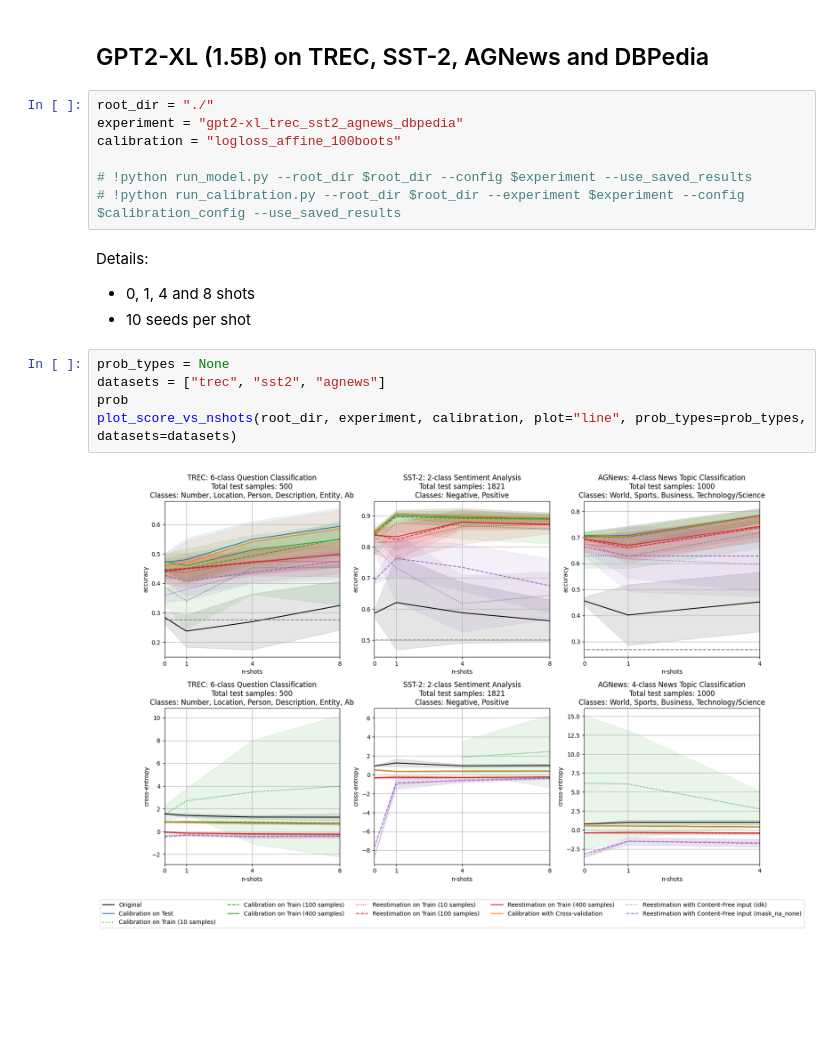
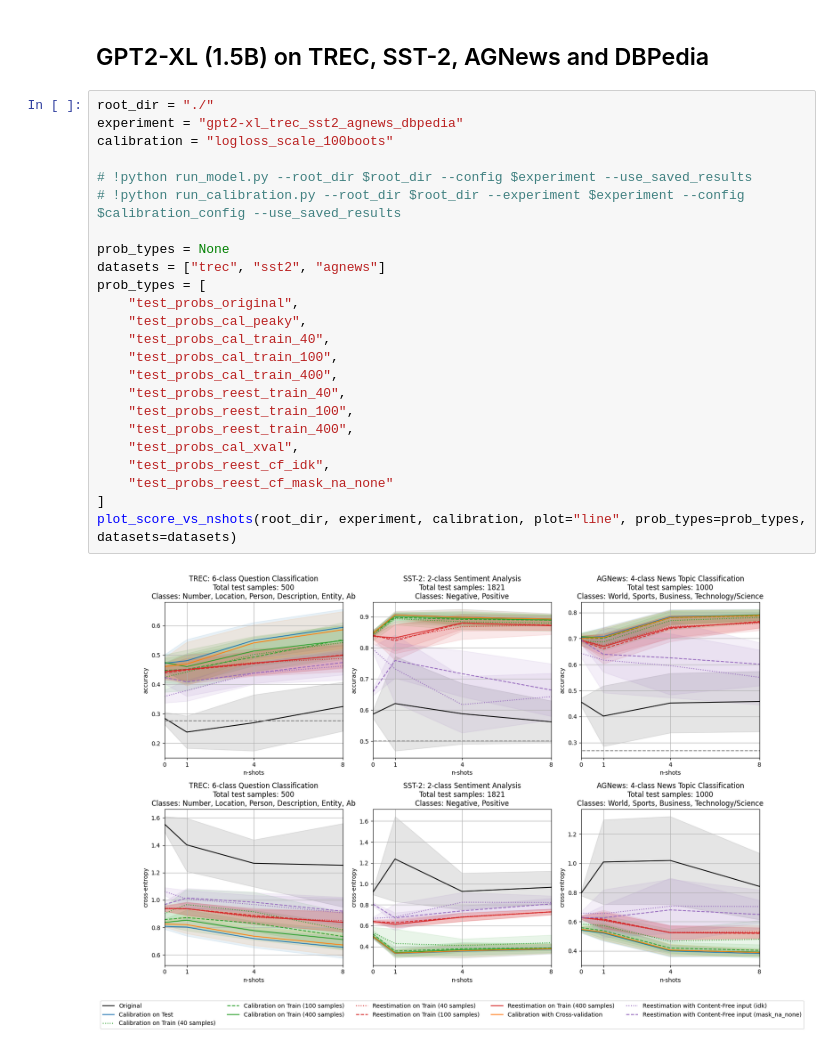
Before and after one commit to LautaroEst/efficient-reestimation, a Jupyter notebook: results.ipynb, the cells around one changed output. Saved outputs shown, nothing was run; the diff lists cells and outputs as text; blank space fills up the shorter version.

Commit message:
implemented calibration with scale

```diff
--- a/results.ipynb
+++ b/results.ipynb
@@ -10,18 +13,26 @@ from src.utils import plot_score_vs_nshots
 # %%
 root_dir = "./"
 experiment = "gpt2-xl_trec_sst2_agnews_dbpedia"
-calibration = "logloss_affine_100boots"
+calibration = "logloss_scale_100boots"
 
 # !python run_model.py --root_dir $root_dir --config $experiment --use_saved_results
 # !python run_calibration.py --root_dir $root_dir --experiment $experiment --config $calibration_config --use_saved_results
+
+prob_types = None
+datasets = ["trec", "sst2", "agnews"]
+prob_types = [
+    "test_probs_original",
+    "test_probs_cal_peaky",
+    "test_probs_cal_train_40",
+    "test_probs_cal_train_100",
+    "test_probs_cal_train_400",
+    "test_probs_reest_train_40",
+    "test_probs_reest_train_100",
+    "test_probs_reest_train_400",
+    "test_probs_cal_xval",
+    "test_probs_reest_cf_idk",
+    "test_probs_reest_cf_mask_na_none"
+]
+plot_score_vs_nshots(root_dir, experiment, calibration, plot="line", prob_types=prob_types, datasets=datasets)
+# %% [output]
+[figure, added]
-# %% [markdown]
-Details:
-* 0, 1, 4 and 8 shots
-* 10 seeds per shot
-# %%
-prob_types = None
-datasets = ["trec", "sst2", "agnews"]
-prob
-plot_score_vs_nshots(root_dir, experiment, calibration, plot="line", prob_types=prob_types, datasets=datasets)
-# %% [output]
-[figure, removed]
```
Also changed, not shown: parts of 4 cells of this notebook, 13 other files.
